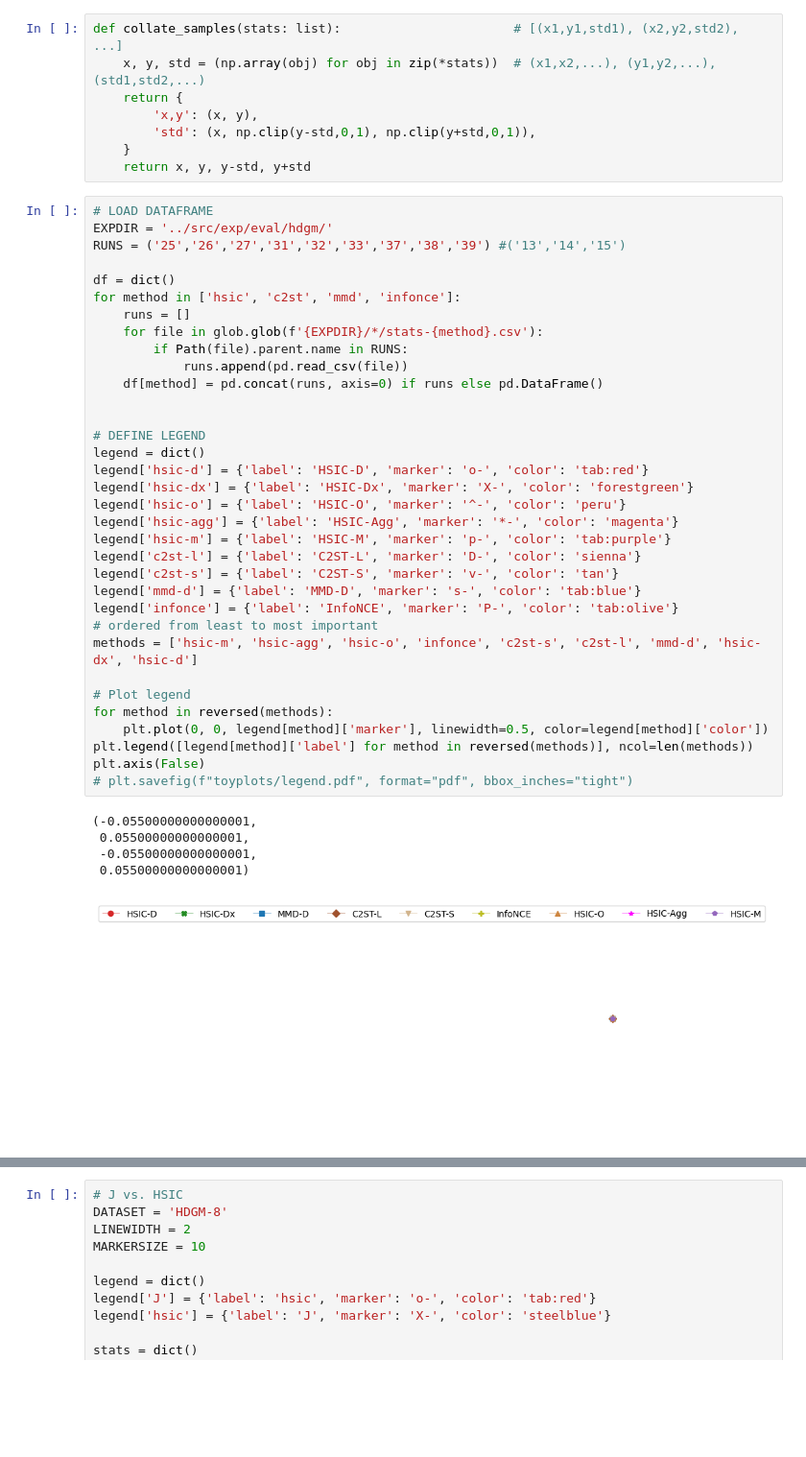
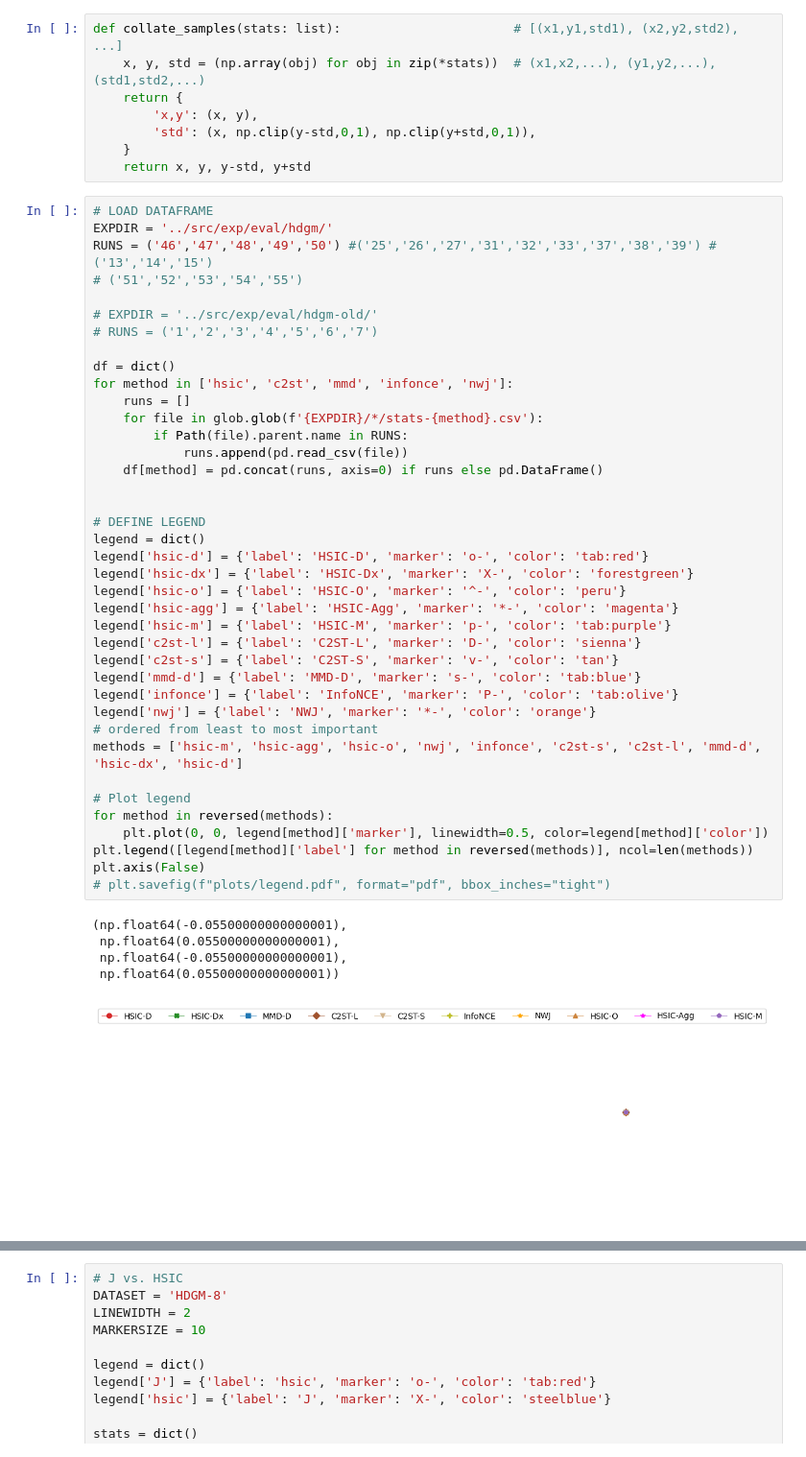
Before and after one commit to xunathan96/deephsic, a Jupyter notebook: notebook/plot_hdgm.ipynb, the cells around one changed output, grey strips where cells are left out. Shown at 96% size. Drawn from its saved outputs; the diff is of its cells as text; blank space fills up the shorter version.

Commit message:
update plots

```diff
--- a/notebook/plot_hdgm.ipynb
+++ b/notebook/plot_hdgm.ipynb
@@ -72,42 +72,47 @@ def collate_samples(stats: list):                       # [(x1,y1,std1), (x2,y2,
 # %%
 # LOAD DATAFRAME
 EXPDIR = '../src/exp/eval/hdgm/'
-RUNS = ('25','26','27','31','32','33','37','38','39') #('13','14','15')
+RUNS = ('46','47','48','49','50') #('25','26','27','31','32','33','37','38','39') #('13','14','15')
+# ('51','52','53','54','55')
+
+# EXPDIR = '../src/exp/eval/hdgm-old/'
+# RUNS = ('1','2','3','4','5','6','7')
 
 df = dict()
-for method in ['hsic', 'c2st', 'mmd', 'infonce']:
+for method in ['hsic', 'c2st', 'mmd', 'infonce', 'nwj']:
     runs = []
     for file in glob.glob(f'{EXPDIR}/*/stats-{method}.csv'):
         if Path(file).parent.name in RUNS:
             runs.append(pd.read_csv(file))
     df[method] = pd.concat(runs, axis=0) if runs else pd.DataFrame()
 
 
 # DEFINE LEGEND
 legend = dict()
 legend['hsic-d'] = {'label': 'HSIC-D', 'marker': 'o-', 'color': 'tab:red'}
 legend['hsic-dx'] = {'label': 'HSIC-Dx', 'marker': 'X-', 'color': 'forestgreen'}
 legend['hsic-o'] = {'label': 'HSIC-O', 'marker': '^-', 'color': 'peru'}
 legend['hsic-agg'] = {'label': 'HSIC-Agg', 'marker': '*-', 'color': 'magenta'}
 legend['hsic-m'] = {'label': 'HSIC-M', 'marker': 'p-', 'color': 'tab:purple'}
 legend['c2st-l'] = {'label': 'C2ST-L', 'marker': 'D-', 'color': 'sienna'}
 legend['c2st-s'] = {'label': 'C2ST-S', 'marker': 'v-', 'color': 'tan'}
 legend['mmd-d'] = {'label': 'MMD-D', 'marker': 's-', 'color': 'tab:blue'}
 legend['infonce'] = {'label': 'InfoNCE', 'marker': 'P-', 'color': 'tab:olive'}
+legend['nwj'] = {'label': 'NWJ', 'marker': '*-', 'color': 'orange'}
 # ordered from least to most important
-methods = ['hsic-m', 'hsic-agg', 'hsic-o', 'infonce', 'c2st-s', 'c2st-l', 'mmd-d', 'hsic-dx', 'hsic-d']
+methods = ['hsic-m', 'hsic-agg', 'hsic-o', 'nwj', 'infonce', 'c2st-s', 'c2st-l', 'mmd-d', 'hsic-dx', 'hsic-d']
 
 # Plot legend
 for method in reversed(methods):
     plt.plot(0, 0, legend[method]['marker'], linewidth=0.5, color=legend[method]['color'])
 plt.legend([legend[method]['label'] for method in reversed(methods)], ncol=len(methods))
 plt.axis(False)
-# plt.savefig(f"toyplots/legend.pdf", format="pdf", bbox_inches="tight")
+# plt.savefig(f"plots/legend.pdf", format="pdf", bbox_inches="tight")
 # %% [output]
-(-0.05500000000000001,
- 0.05500000000000001,
- -0.05500000000000001,
- 0.05500000000000001)
+(np.float64(-0.05500000000000001),
+ np.float64(0.05500000000000001),
+ np.float64(-0.05500000000000001),
+ np.float64(0.05500000000000001))
-[figure, old version]
+[figure, new version]
 # %%
 # power vs samples for fixed dimension
```
Also changed, not shown: parts of 2 cells of this notebook, 3 other files.
